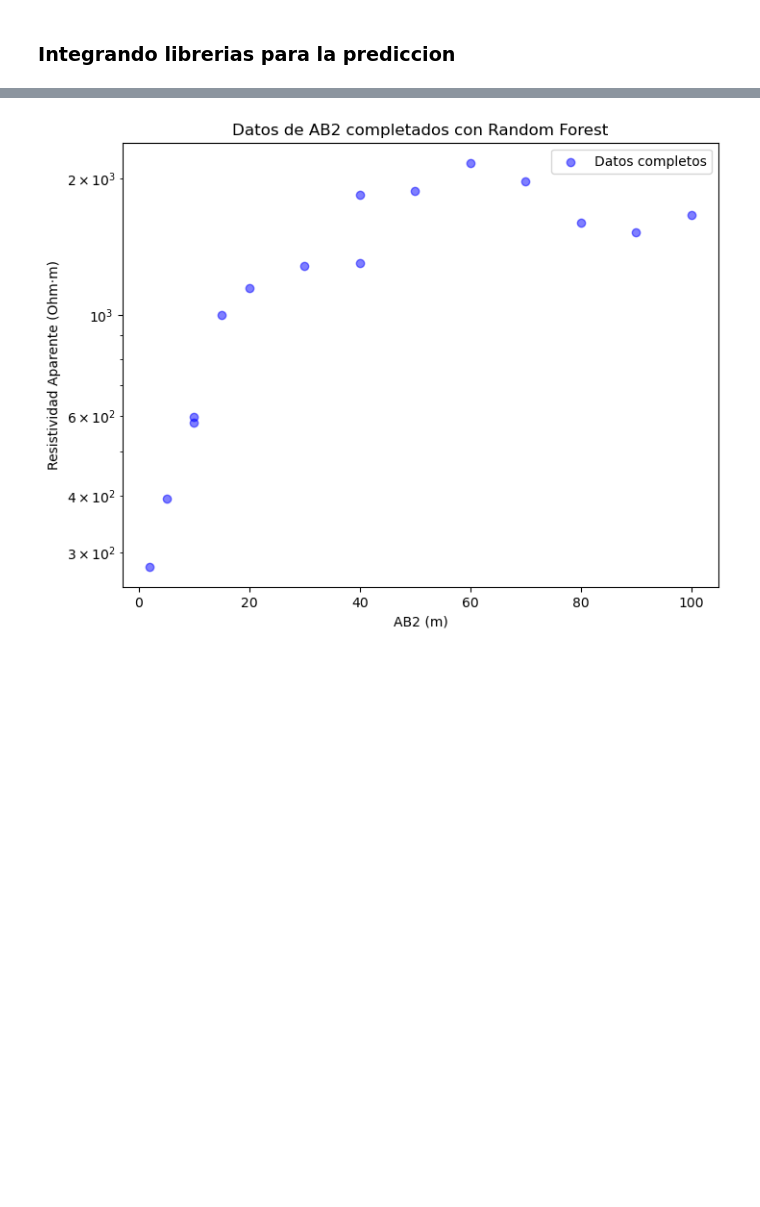
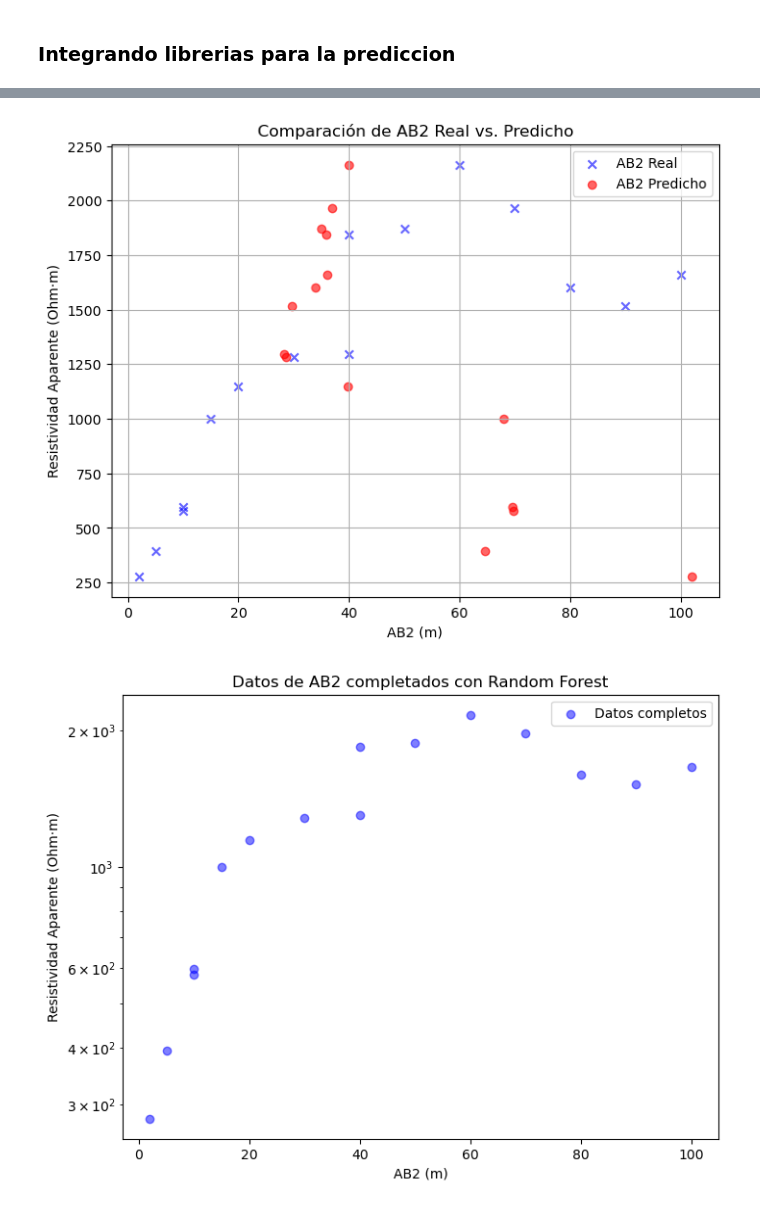
Before and after one commit to JuanJT117/TESIS-MCD, a Jupyter notebook: WorkWorkWork/Datos_Sinteticos_AB2.ipynb, the cells around one changed output, grey strips where cells are left out. Saved outputs shown, nothing was run; the diff lists cells and outputs as text; code cells hidden in the pictures; blank space fills up the shorter version.

```diff
--- a/WorkWorkWork/Datos_Sinteticos_AB2.ipynb
+++ b/WorkWorkWork/Datos_Sinteticos_AB2.ipynb
@@ -568,3 +843,28 @@ plt.show()
+# %%
+# 🔹 Cargar el archivo con predicciones
+archivo_predicciones = "predicciones_AB2.csv"  # Asegúrate del nombre correcto
+df_pred = pd.read_csv(archivo_predicciones)
+
+# 🔹 Crear la figura
+plt.figure(figsize=(8, 6))
+
+# 🔹 Scatter de los valores reales de AB2
+plt.scatter(df_pred["AB2"], df_pred["Resistividad_Aparente"],
+            label="AB2 Real", color="blue", alpha=0.6, marker="x")
+
+# 🔹 Scatter de los valores predichos de AB2
+plt.scatter(df_pred["AB2_Predicho"], df_pred["Resistividad_Aparente"],
+            label="AB2 Predicho", color="red", alpha=0.6, marker="o")
+
+# 🔹 Configuración del gráfico
+plt.ylabel("Resistividad Aparente (Ohm·m)")
+plt.xlabel("AB2 (m)")
+plt.title("Comparación de AB2 Real vs. Predicho")
+plt.legend()
+plt.grid(True)
+plt.show()
+# %% [output]
+[figure, added]
 # %%
 
 df_train = pd.read_csv("Simulacion-Rha-sintetica-Tesina-MCD-.csv")
```
Also changed, not shown: parts of 23 cells of this notebook, 12 other files.
